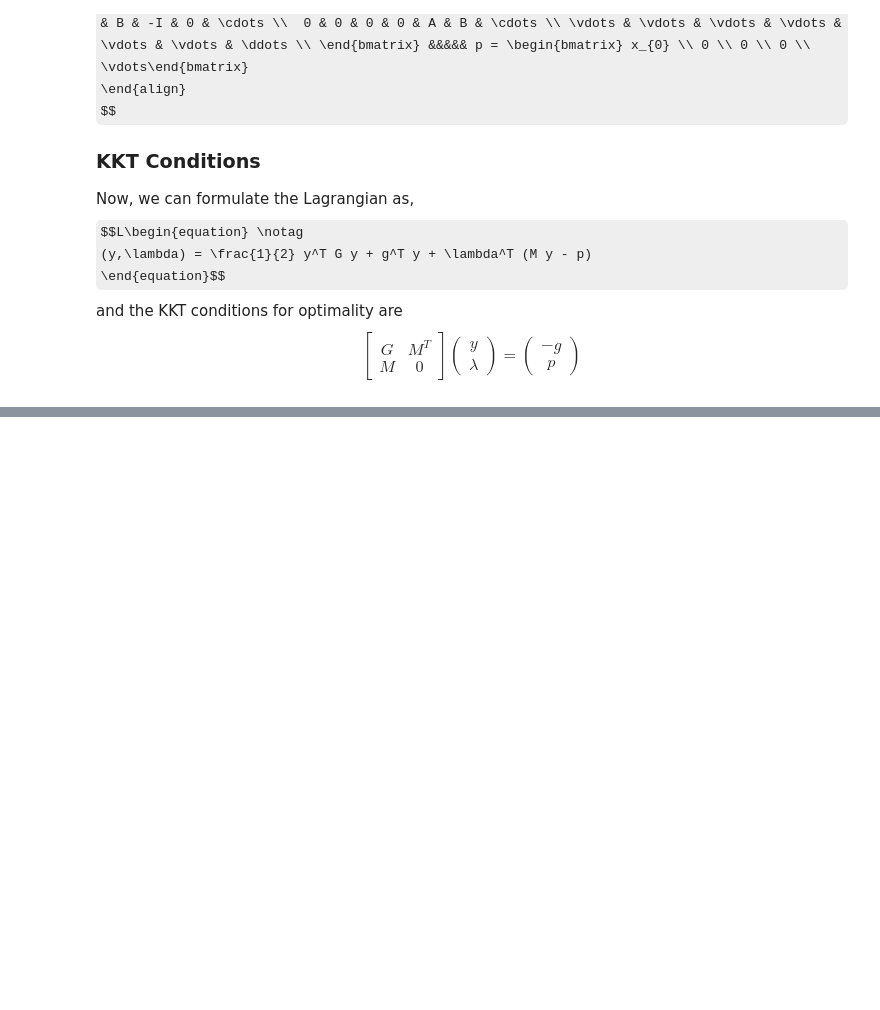
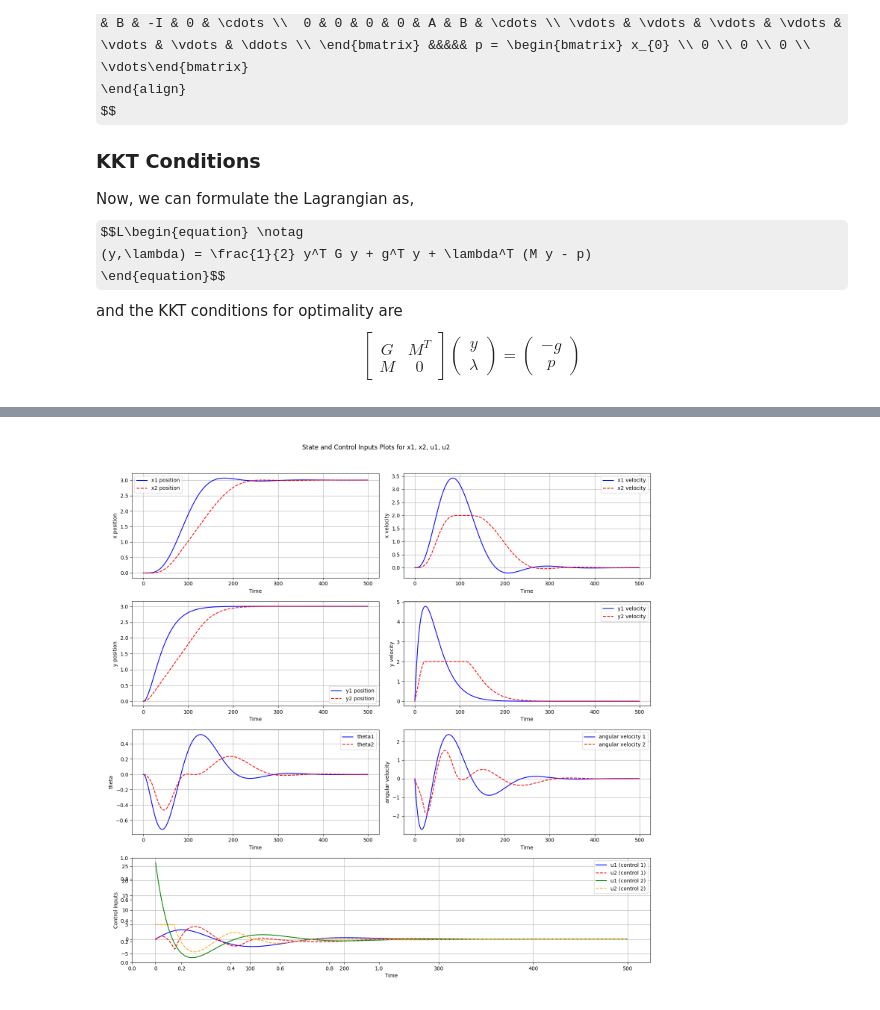
Before and after one commit to shantanu-ghodgaonkar/NYUMSMRFALL24, a Jupyter notebook: Reinforcement Learning and Optimal Control for Robotics (ROB-GY 6323)/Homework/Series 2/Exercise_1.ipynb, the cells around one changed output, grey strips where cells are left out. Saved outputs shown, nothing was run; the diff lists cells and outputs as text; code cells hidden in the pictures; some formulas as TeX source; blank space fills up the shorter version.

```diff
--- a/Reinforcement Learning and Optimal Control for Robotics (ROB-GY 6323)/Homework/Series 2/Exercise_1.ipynb
+++ b/Reinforcement Learning and Optimal Control for Robotics (ROB-GY 6323)/Homework/Series 2/Exercise_1.ipynb
@@ -208,0 +426,79 @@ plt.show()
+# %%
+
+# Set the figure size
+x_figsize = 15
+y_figsize = 15
+# Create a time array based on the number of columns in x1 or x2
+time = np.arange(x1.shape[1])
+
+# Create a single figure with a 4-row, 2-column layout
+fig, axs = plt.subplots(4, 2, figsize=(x_figsize, y_figsize))
+fig.suptitle(f"State and Control Inputs Plots for x1, x2, u1, u2")
+
+# Plot x position
+axs[0, 0].plot(time, x1[0, :], label='x1 position', color='blue')
+axs[0, 0].plot(time, x2[0, :], label='x2 position', linestyle='--', color='red')
+axs[0, 0].set_xlabel('Time')
+axs[0, 0].set_ylabel('x position')
+axs[0, 0].legend()
+axs[0, 0].grid(True)
+
+# Plot x velocity
+axs[0, 1].plot(time, x1[1, :], label='x1 velocity', color='blue')
+axs[0, 1].plot(time, x2[1, :], label='x2 velocity', linestyle='--', color='red')
+axs[0, 1].set_xlabel('Time')
+axs[0, 1].set_ylabel('x velocity')
+axs[0, 1].legend()
+axs[0, 1].grid(True)
+
+# Plot y position
+axs[1, 0].plot(time, x1[2, :], label='y1 position', color='blue')
+axs[1, 0].plot(time, x2[2, :], label='y2 position', linestyle='--', color='red')
+axs[1, 0].set_xlabel('Time')
+axs[1, 0].set_ylabel('y position')
+axs[1, 0].legend()
+axs[1, 0].grid(True)
+
+# Plot y velocity
+axs[1, 1].plot(time, x1[3, :], label='y1 velocity', color='blue')
+axs[1, 1].plot(time, x2[3, :], label='y2 velocity', linestyle='--', color='red')
+axs[1, 1].set_xlabel('Time')
+axs[1, 1].set_ylabel('y velocity')
+axs[1, 1].legend()
+axs[1, 1].grid(True)
+
+# Plot theta
+axs[2, 0].plot(time, x1[4, :], label='theta1', color='blue')
+axs[2, 0].plot(time, x2[4, :], label='theta2', linestyle='--', color='red')
+axs[2, 0].set_xlabel('Time')
+axs[2, 0].set_ylabel('theta')
+axs[2, 0].legend()
+axs[2, 0].grid(True)
+
+# Plot theta velocity
+axs[2, 1].plot(time, x1[5, :], label='angular velocity 1', color='blue')
+axs[2, 1].plot(time, x2[5, :], label='angular velocity 2', linestyle='--', color='red')
+axs[2, 1].set_xlabel('Time')
+axs[2, 1].set_ylabel('angular velocity')
+axs[2, 1].legend()
+axs[2, 1].grid(True)
+
+# Plot control inputs (u1 and u2) in the fourth row, spanning both columns
+axs[3, 0] = plt.subplot(4, 2, (7, 8))
+axs[3, 0].plot(time, u1[0, :], label='u1 (control 1)', color='blue')
+axs[3, 0].plot(time, u2[0, :], label='u2 (control 1)', linestyle='--', color='red')
+axs[3, 0].plot(time, u1[1, :], label='u1 (control 2)', color='green')
+axs[3, 0].plot(time, u2[1, :], label='u2 (control 2)', linestyle='--', color='orange')
+axs[3, 0].set_xlabel('Time')
+axs[3, 0].set_ylabel('Control inputs')
+axs[3, 0].legend()
+axs[3, 0].grid(True)
+
+# Hide the unused subplot (4th row, 2nd column) as we are using only one big plot for u1 and u2
+fig.delaxes(axs[3, 1])
+
+# Adjust layout to prevent overlap
+plt.tight_layout(rect=[0, 0, 1, 0.96])
+plt.show()
+# %% [output]
+[figure, added]
```
Also changed, not shown: parts of 6 cells of this notebook.
